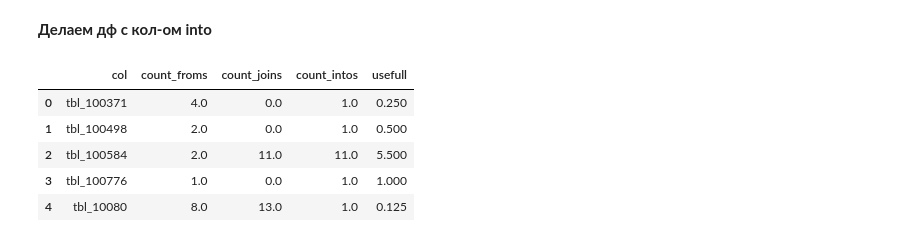
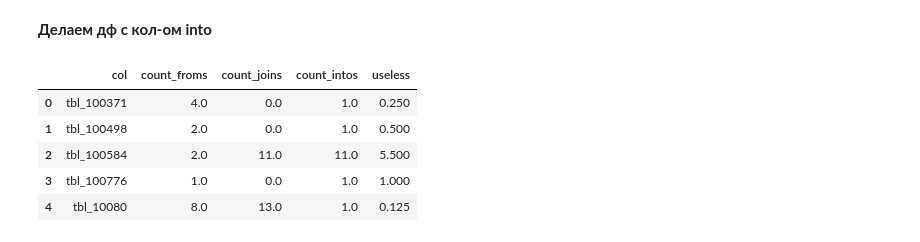
Before and after one commit to den-dw/skolkovo_hack, a Jupyter notebook: skolkovo_hack_2.0.ipynb, the cells around one changed output. Cells and saved outputs as stored; diff of their text form; code cells hidden in the pictures.

```diff
--- a/skolkovo_hack_2.0.ipynb
+++ b/skolkovo_hack_2.0.ipynb
@@ -92,20 +92,20 @@ df1.head()
 | 4 | tbl_10080 | 8.0 | 13.0 |
 # %% [markdown]
 **Делаем дф с кол-ом into**
-# %%
-df2 = create_df(intos_tbs, 'count_intos')
-df = merge_df(df1,df2)
-df.count_intos = df.count_intos + 1
-df['usefull'] = df['count_intos'] / df['count_froms']
-df.fillna(0, inplace=True)
-df.head()
-# %% [output]
-|  | col | count_froms | count_joins | count_intos | usefull |
-| 0 | tbl_100371 | 4.0 | 0.0 | 1.0 | 0.250 |
-| 1 | tbl_100498 | 2.0 | 0.0 | 1.0 | 0.500 |
-| 2 | tbl_100584 | 2.0 | 11.0 | 11.0 | 5.500 |
-| 3 | tbl_100776 | 1.0 | 0.0 | 1.0 | 1.000 |
-| 4 | tbl_10080 | 8.0 | 13.0 | 1.0 | 0.125 |
+# %%
+df2 = create_df(intos_tbs, 'count_intos')
+df = merge_df(df1,df2)
+df.count_intos = df.count_intos + 1
+df['useless'] = df['count_intos'] / df['count_froms']
+df.fillna(0, inplace=True)
+df.head()
+# %% [output]
+|  | col | count_froms | count_joins | count_intos | useless |
+| 0 | tbl_100371 | 4.0 | 0.0 | 1.0 | 0.250 |
+| 1 | tbl_100498 | 2.0 | 0.0 | 1.0 | 0.500 |
+| 2 | tbl_100584 | 2.0 | 11.0 | 11.0 | 5.500 |
+| 3 | tbl_100776 | 1.0 | 0.0 | 1.0 | 1.000 |
+| 4 | tbl_10080 | 8.0 | 13.0 | 1.0 | 0.125 |
 # %%
 pd.set_option('mode.use_inf_as_na', True) #включаем опцию, где inf (бесконечность) считаем как NaN
 #предлагаю удалить
```
Also changed, not shown: parts of 28 cells of this notebook.
